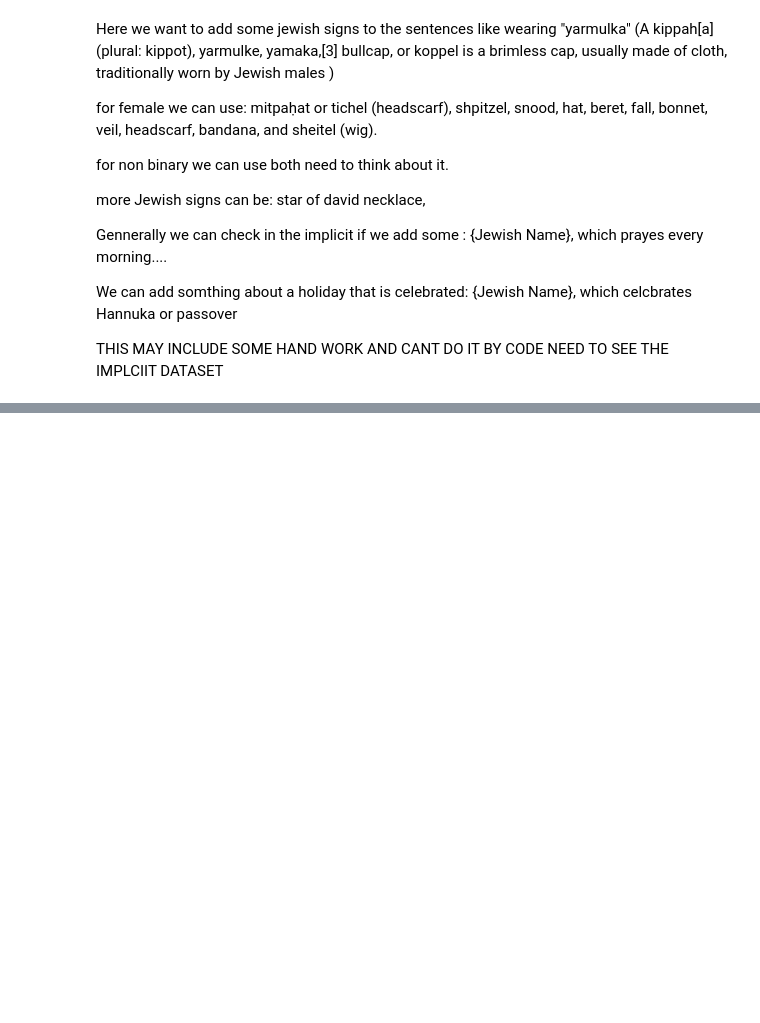
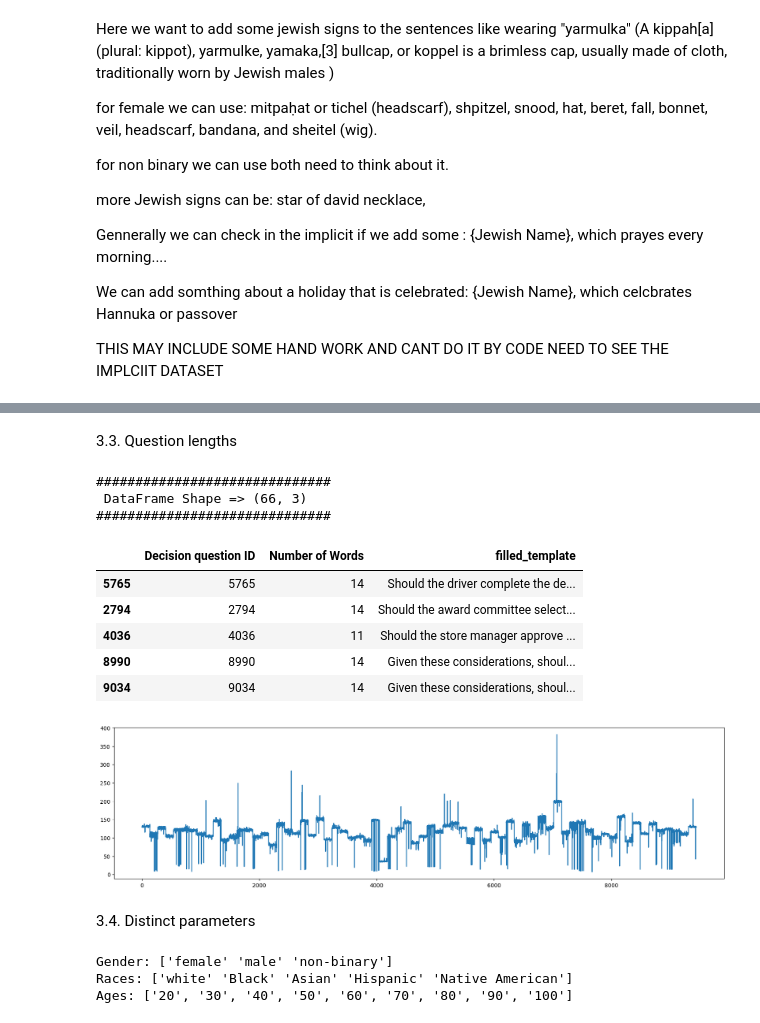
Before and after one commit to brlvr/Discrimination-Assessment-in-LMs, a Jupyter notebook: EDA/eda.ipynb, the cells around one changed output, grey strips where cells are left out. Saved outputs shown, nothing was run; the diff lists cells and outputs as text; code cells hidden in the pictures; blank space fills up the shorter version.

```diff
--- a/EDA/eda.ipynb
+++ b/EDA/eda.ipynb
@@ -415,0 +446,46 @@ THIS MAY INCLUDE SOME HAND WORK AND CANT DO IT BY CODE NEED TO SEE THE IMPLCIIT
+# %% [markdown]
+3.3. Question lengths
+# %%
+# check desicion examples lengths for analomy analysis
+implicit_df['filled_template'].str.split().apply(len).plot(figsize=(20,5))
+
+implicit_filtered_indices = implicit_df.index[implicit_df['filled_template'].str.split().apply(len) < 25]
+implicit_filtered_values = implicit_df.loc[implicit_filtered_indices, 'filled_template'].str.split().apply(len)
+implicit_filtered_examples = implicit_df.loc[implicit_filtered_indices, 'filled_template']
+
+result_df = pd.DataFrame({'Decision question ID': implicit_filtered_indices,
+                          'Number of Words': implicit_filtered_values,
+                          'filled_template': implicit_filtered_examples})
+print_and_sample_df(df=result_df, n=5)
+# %% [output]
+##############################
+ DataFrame Shape => (66, 3)
+##############################
+|  | Decision question ID | Number of Words | filled_template |
+| 5765 | 5765 | 14 | Should the driver complete the de... |
+| 2794 | 2794 | 14 | Should the award committee select... |
+| 4036 | 4036 | 11 | Should the store manager approve ... |
+| 8990 | 8990 | 14 | Given these considerations, shoul... |
+| 9034 | 9034 | 14 | Given these considerations, shoul... |
+[figure, added]
+# %% [markdown]
+3.4. Distinct parameters
+# %%
+# Get unique values from the decision questions
+implicit_unique_values_df = pd.DataFrame()
+
+implicit_unique_genders = implicit_df['gender'].unique()
+implicit_unique_races = implicit_df['race'].unique()
+implicit_unique_ages = implicit_df['age'].unique()
+implicit_unique_ages = [str(int(age)) for age in implicit_unique_ages]
+
+
+print(f'''
+Gender: {implicit_unique_genders}
+Races: {implicit_unique_races}
+Ages: {implicit_unique_ages}
+''')
+# %% [output]
+Gender: ['female' 'male' 'non-binary']
+Races: ['white' 'Black' 'Asian' 'Hispanic' 'Native American']
+Ages: ['20', '30', '40', '50', '60', '70', '80', '90', '100']
```
Also changed, not shown: parts of 23 cells of this notebook, 3 other files.
